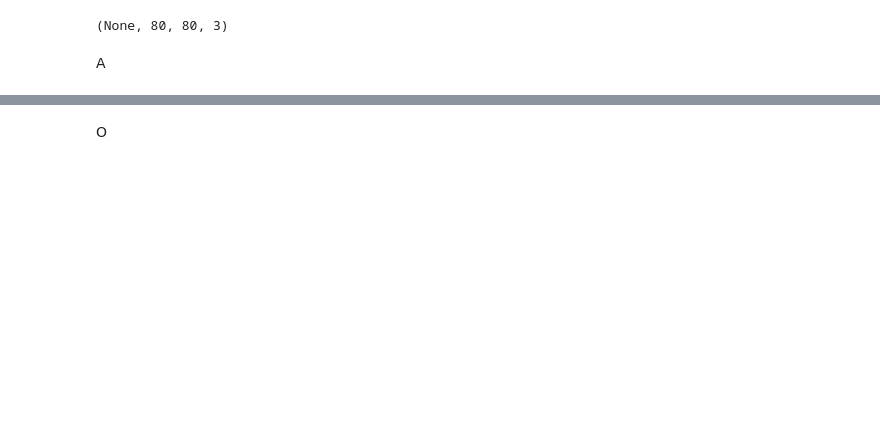
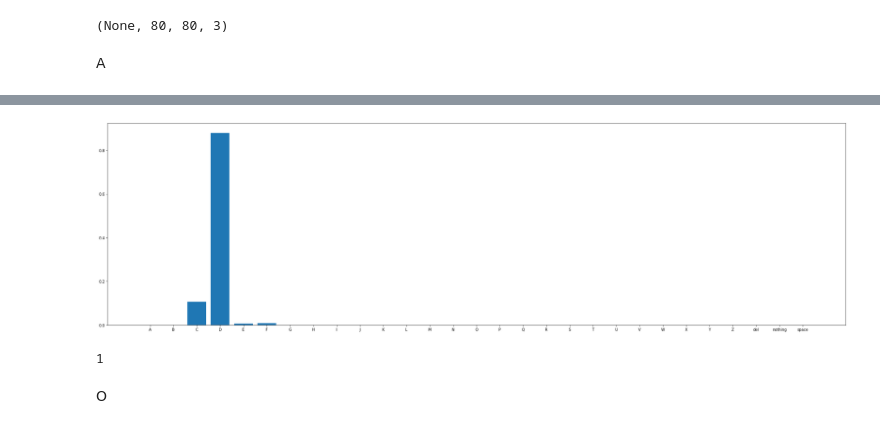
Before and after one commit to Windblown-Marionette/fingerspelling-text, a Jupyter notebook: Fingerspelling-CNN.ipynb, the cells around one changed output, grey strips where cells are left out. Saved outputs shown, nothing was run; the diff lists cells and outputs as text; code cells hidden in the pictures; blank space fills up the shorter version.

Commit message:
add bar chart

```diff
--- a/Fingerspelling-CNN.ipynb
+++ b/Fingerspelling-CNN.ipynb
@@ -1554,3 +1557,7 @@ More information can be found in [the documentation](https://keras.io/api/prepro
+# %%
+label_map = grassnoted_train_ds.class_names
+#going from (29,1) to (29)
+label_map = np.reshape(label_map, [29])
 # %%
 #method that returns info on the image shape needed.
 model_2.input_shape
@@ -1560,7 +1567,7 @@ model_2.input_shape
 #inputs a keras model and the filepath for a photo of a hand relative to the local directory
 #photo must be RGB
 #returns an array that sums to 1 with prediction weights for each class the model can detect.
-def load_and_predict_photo(model, path):
+def load_and_predict_proba(model, photo path):
     #loading photo
     photo = image.load_img(path,
                            grayscale=False,
@@ -1571,9 +1578,18 @@ def load_and_predict_photo(model, path):
     input_arr = np.array([input_arr])  #this model predicts based on batches. Making solo batch.
     predictions = model.predict(input_arr)
     return predictions
+# %%
+def chart_predictions(predictions, labels):
+    plt.figure(figsize=[28,8])
+    plt.bar(height = predictions, x = labels)
+    plt.tight_layout()
+    plt.show()
+    return 1
 # %% [markdown]
 A
 # %%
 %%time
-load_and_predict_photo(model_2, 'data/self_photos/a_crop_with_plant.jpg')
+y_proba = load_and_predict_photo(model_2, 'data/self_photos/a_crop_with_plant.jpg')
+
+y_proba.argmax()
 # %% [output]
@@ -1589,3 +1598,10 @@ array([[5.1367596e-08, 5.9441442e-07, 9.6475633e-05, 2.1078686e-04,
+# %%
+y_proba = np.reshape(y_proba, 29)
+y_proba.shape
+chart_predictions(labels = label_map, predictions = y_proba)
+# %% [output]
+[figure, added]
+1
 # %% [markdown]
 O
 # %%
```
Also changed, not shown: parts of 6 cells of this notebook.
